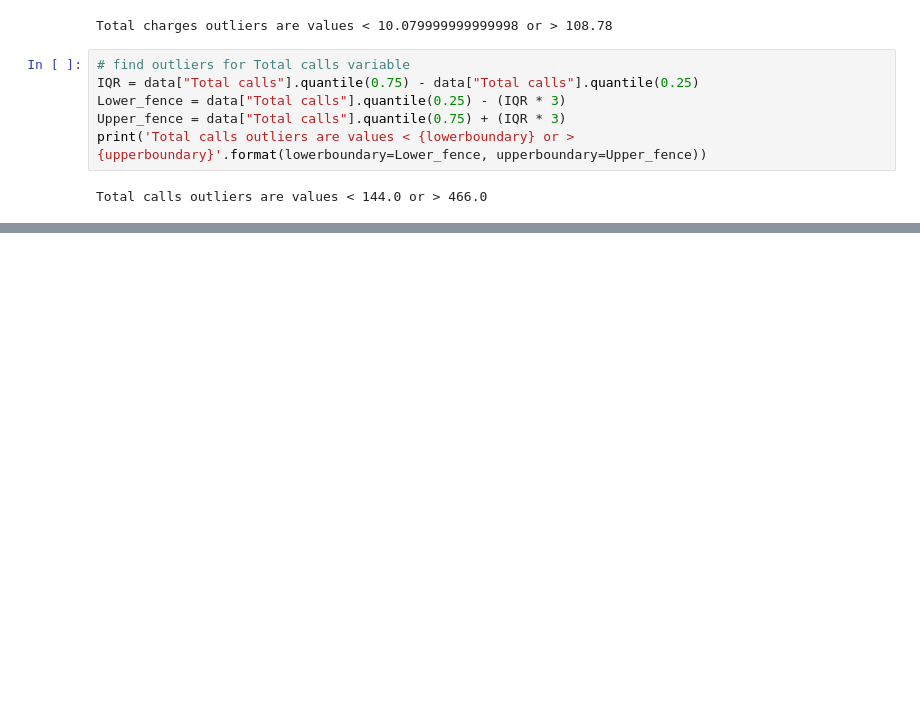
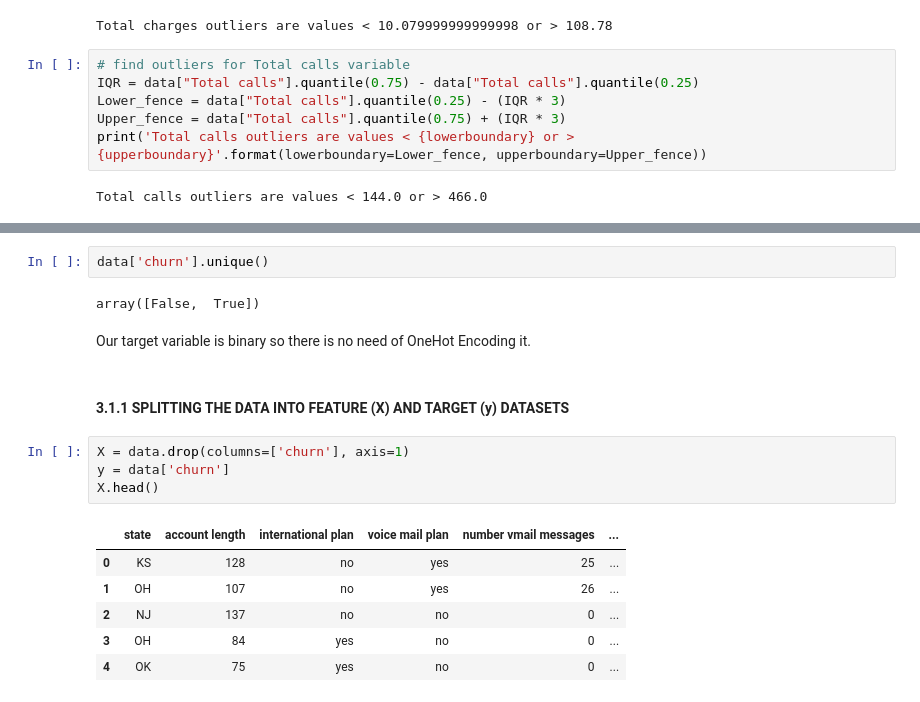
Before and after one commit to EdwinMbuthia/Phase-3-Project, a Jupyter notebook: index.ipynb, the cells around one changed output, grey strips where cells are left out. Saved outputs shown, nothing was run; the diff lists cells and outputs as text; blank space fills up the shorter version.

```diff
--- a/index.ipynb
+++ b/index.ipynb
@@ -413,0 +417,19 @@ Total calls outliers are values < 144.0 or > 466.0
+# %%
+data['churn'].unique()
+# %% [output]
+array([False,  True])
+# %% [markdown]
+Our target variable is binary so there is no need of OneHot Encoding it.
+# %% [markdown]
+#### 3.1.1 SPLITTING THE DATA INTO FEATURE (X) AND TARGET (y) DATASETS
+# %%
+X = data.drop(columns=['churn'], axis=1)
+y = data['churn']
+X.head()
+# %% [output]
+|  | state | account length | international plan | voice mail plan | number vmail messages | ... |
+| 0 | KS | 128 | no | yes | 25 | ... |
+| 1 | OH | 107 | no | yes | 26 | ... |
+| 2 | NJ | 137 | no | no | 0 | ... |
+| 3 | OH | 84 | yes | no | 0 | ... |
+| 4 | OK | 75 | yes | no | 0 | ... |
```
Also changed, not shown: parts of 4 cells of this notebook.
